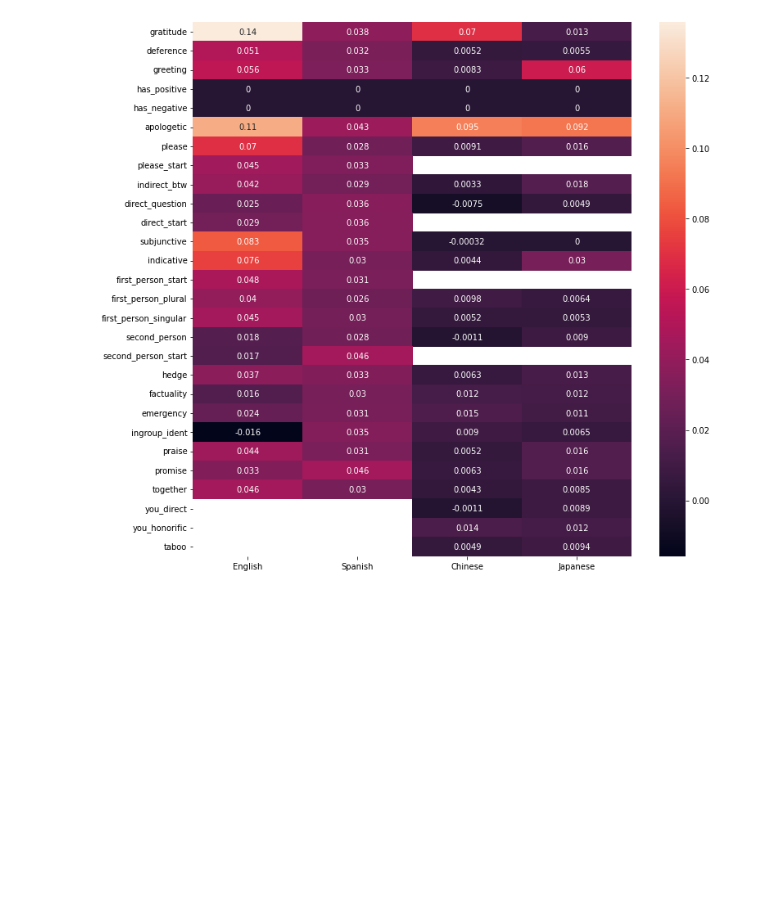
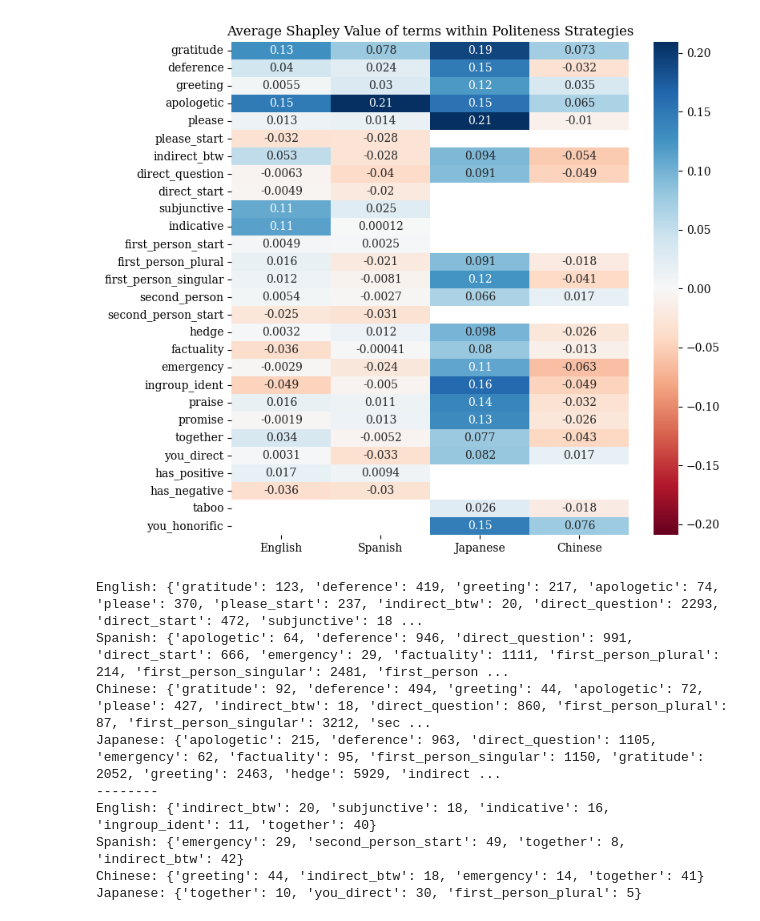
Before and after one commit to shreyahavaldar/multilingual_politeness, a Jupyter notebook: analysis/apply_lexica.ipynb, the cells around one changed output. Saved outputs shown, nothing was run; the diff lists cells and outputs as text; code cells hidden in the pictures; blank space fills up the shorter version.

```diff
--- a/analysis/apply_lexica.ipynb
+++ b/analysis/apply_lexica.ipynb
@@ -198,0 +186,10 @@ loaded
+# %%
+utterances_en, shap_en = get_token_level_shapley_values(prefix+"english.p", tokenizer_en, "English")
+detected_strategies_en = detect_politeness_strategy(utterances_en, lexica_dict["English"], language="English")
+strategies_english_raw = get_all_strategies_token_level("English", detected_strategies_en, shap_en, tokenizer_en)
+strategies_english = process_strategy_results(strategies_english_raw)
+
+utterances_es, shap_es = get_token_level_shapley_values(prefix+"spanish.p", tokenizer_es, "Spanish")
+detected_strategies_es = detect_politeness_strategy(utterances_es, lexica_dict["Spanish"], language="Spanish")
+strategies_spanish_raw = get_all_strategies_token_level("Spanish", detected_strategies_es, shap_es, tokenizer_es)
+strategies_spanish = process_strategy_results(strategies_spanish_raw)
@@ -198,0 +201,10 @@ loaded
+# %%
+utterances_ja, shap_ja = get_token_level_shapley_values(prefix+"japanese.p", tokenizer_ja, "Japanese")
+detected_strategies_ja = detect_politeness_strategy(utterances_ja, lexica_dict["Japanese"], language="Japanese")
+strategies_japanese_raw = get_all_strategies_token_level("Japanese", detected_strategies_ja, shap_ja, tokenizer_ja)
+strategies_japanese = process_strategy_results(strategies_japanese_raw)
+
+utterances_zh, shap_zh = get_token_level_shapley_values(prefix+"chinese.p", tokenizer_zh, "Chinese")
+detected_strategies_zh = detect_politeness_strategy(utterances_zh, lexica_dict["Chinese"], language="Chinese")
+strategies_chinese_raw = get_all_strategies_token_level("Chinese", detected_strategies_zh, shap_zh, tokenizer_zh)
+strategies_chinese = process_strategy_results(strategies_chinese_raw)
@@ -199,32 +216,65 @@ loaded
 # %%
 import seaborn as sns
 import matplotlib.pyplot as plt
-
 
 #get average of sentence lengths for all languages
 en_lengths_avg = np.average([len(x[0]) for x in shap_en])
 es_lengths_avg = np.average([len(x[0]) for x in shap_es])
 zh_lengths_avg = np.average([len(x[0]) for x in shap_zh])
 ja_lengths_avg = np.average([len(x[0]) for x in shap_ja])
 
 en_values = strategies_english.copy()
 es_values = strategies_spanish.copy()
 zh_values = strategies_chinese.copy()
 ja_values = strategies_japanese.copy()
 
-#multiply values in dicts by avg
-for key in es_values.keys():
-    es_values[key] *= (es_lengths_avg/en_lengths_avg)
-for key in zh_values.keys():
-    zh_values[key] *= (zh_lengths_avg/en_lengths_avg)
-for key in ja_values.keys():
-    ja_values[key] *= (ja_lengths_avg/en_lengths_avg)
+df = pd.DataFrame([en_values, es_values, ja_values, zh_values],
+                   index=["English", "Spanish", "Japanese", "Chinese"])
 
-df = pd.DataFrame([en_values, es_values, zh_values, ja_values],
-                   index=["English", "Spanish", "Chinese", "Japanese"])
+plt.rcParams['font.family'] = 'serif'
+plt.figure(figsize=(8, 8))
+plt.title("Average Shapley Value of terms within Politeness Strategies")
+sns.heatmap(df.T, annot=True, cmap="RdBu", vmin=-np.max(df.max()), vmax=np.max(df.max()))
+plt.show()
 
-plt.figure(figsize=(12, 12))
-sns.heatmap(df.T, annot=True)
+#get counts of all strategies across languages
+en_counts = strategies_english_raw[1]
+es_counts = strategies_spanish_raw[1]
+zh_counts = strategies_chinese_raw[1]
+ja_counts = strategies_japanese_raw[1]
+
+#print all
+print("English: " + str(en_counts))
+print("Spanish: " + str(es_counts))
+print("Chinese: " + str(zh_counts))
+print("Japanese: " + str(ja_counts))
+
+#print counts of categories that are < thresh
+thresh = 50
+print("--------")
+print("English: " + str({k: v for k, v in en_counts.items() if v < thresh}))
+print("Spanish: " + str({k: v for k, v in es_counts.items() if v < thresh}))
+print("Chinese: " + str({k: v for k, v in zh_counts.items() if v < thresh}))
+print("Japanese: " + str({k: v for k, v in ja_counts.items() if v < thresh}))
+
+df = pd.DataFrame([en_counts, es_counts, ja_counts, zh_counts],
+                   index=["English", "Spanish", "Japanese", "Chinese"])
+#log scale
+df = df + 1
+df = np.log(df)
+
+plt.figure(figsize=(8, 8))
+plt.title("Counts of Politeness Strategies (Log Scale)")
+sns.heatmap(df.T, annot=True, cmap="Blues", vmin=0, vmax=np.max(df.max()))
 plt.show()
 # %% [output]
-[figure, old version]
+[figure, new version]
+English: {'gratitude': 123, 'deference': 419, 'greeting': 217, 'apologetic': 74, 'please': 370, 'please_start': 237, 'indirect_btw': 20, 'direct_question': 2293, 'direct_start': 472, 'subjunctive': 18 ...
+Spanish: {'apologetic': 64, 'deference': 946, 'direct_question': 991, 'direct_start': 666, 'emergency': 29, 'factuality': 1111, 'first_person_plural': 214, 'first_person_singular': 2481, 'first_person ...
+Chinese: {'gratitude': 92, 'deference': 494, 'greeting': 44, 'apologetic': 72, 'please': 427, 'indirect_btw': 18, 'direct_question': 860, 'first_person_plural': 87, 'first_person_singular': 3212, 'sec ...
+Japanese: {'apologetic': 215, 'deference': 963, 'direct_question': 1105, 'emergency': 62, 'factuality': 95, 'first_person_singular': 1150, 'gratitude': 2052, 'greeting': 2463, 'hedge': 5929, 'indirect ...
+--------
+English: {'indirect_btw': 20, 'subjunctive': 18, 'indicative': 16, 'ingroup_ident': 11, 'together': 40}
+Spanish: {'emergency': 29, 'second_person_start': 49, 'together': 8, 'indirect_btw': 42}
+Chinese: {'greeting': 44, 'indirect_btw': 18, 'emergency': 14, 'together': 41}
+Japanese: {'together': 10, 'you_direct': 30, 'first_person_plural': 5}
```
Also changed, not shown: parts of 26 cells of this notebook, 44 other files.
